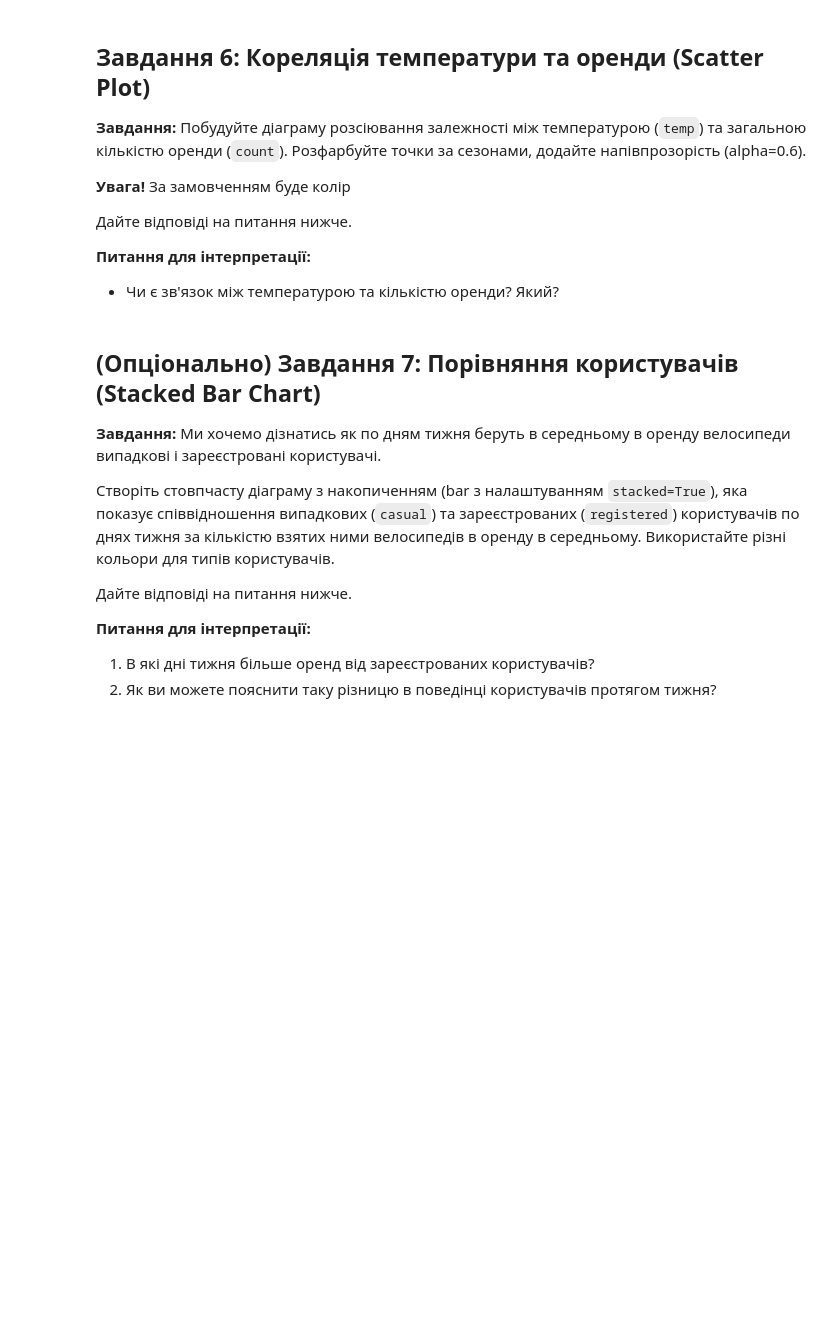
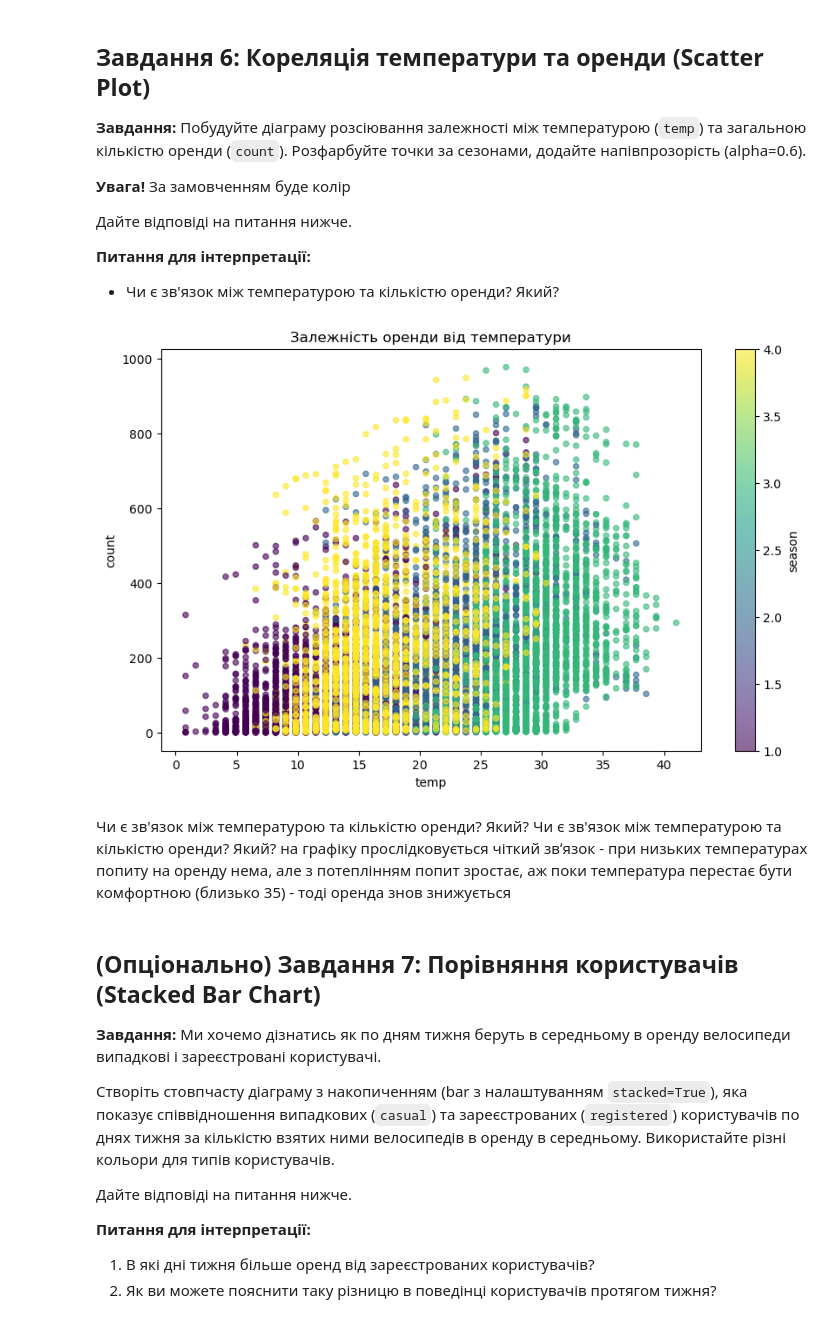
Before and after one commit to OlenaBabko/DataAnalytics_DataLovesAcademy, a Jupyter notebook: modul_11_Visualisation_Matplotlib_Seaborn_Plotly/hw/HW_11_1_Visualisation_Pandas.ipynb, the cells around one changed output. Cells and saved outputs as stored; diff of their text form; code cells hidden in the pictures; blank space fills up the shorter version.

```diff
--- a/modul_11_Visualisation_Matplotlib_Seaborn_Plotly/hw/HW_11_1_Visualisation_Pandas.ipynb
+++ b/modul_11_Visualisation_Matplotlib_Seaborn_Plotly/hw/HW_11_1_Visualisation_Pandas.ipynb
@@ -398,6 +457,27 @@ plt.show()
 
 **Питання для інтерпретації:**
 - Чи є зв'язок між температурою та кількістю оренди? Який?
+# %%
+# Залежність між температурою (`temp`) та загальною кількістю оренди (`count`)
+
+temperature_rent = df.plot.scatter(
+    x="temp",
+    y="count",
+    c="season",
+    colormap="viridis",
+    title="Залежність оренди від температури",
+    figsize=(10, 6),
+    alpha=0.6
+)
+
+plt.savefig("rent_by_temperature.png", dpi=300, bbox_inches="tight")
+plt.show()
+# %% [output]
+[figure, added]
+# %% [markdown]
+Чи є зв'язок між температурою та кількістю оренди? Який?
+Чи є зв'язок між температурою та кількістю оренди? Який?
+на графіку прослідковується чіткий звʼязок - при низьких температурах попиту на оренду нема, але з потеплінням попит зростає, аж поки температура перестає бути комфортною (близько 35) - тоді оренда знов знижується
 # %% [markdown]
 ## (Опціонально) Завдання 7: Порівняння користувачів (Stacked Bar Chart)
 
```
Also changed, not shown: parts of 6 cells of this notebook.
